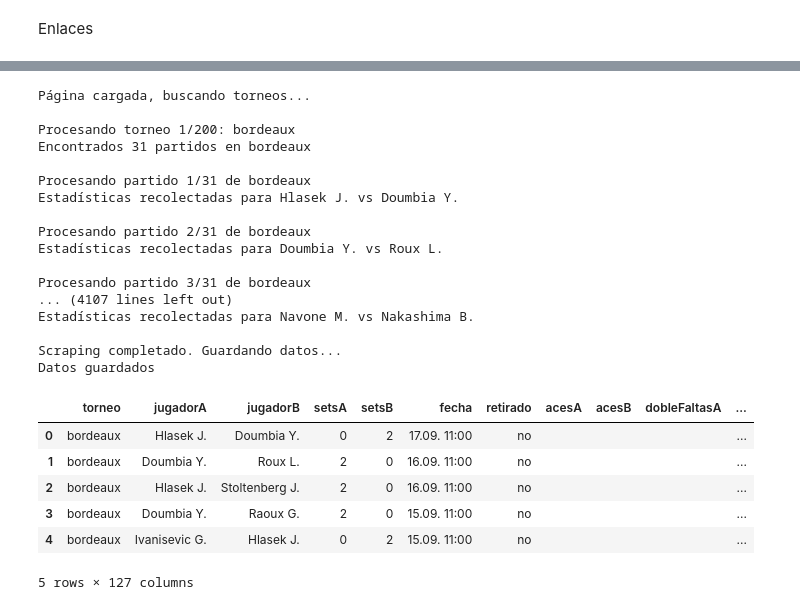
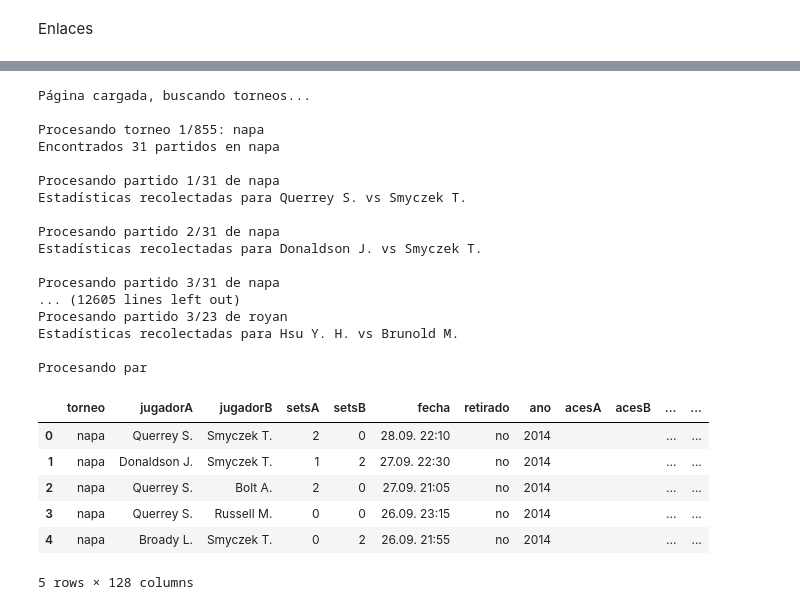
Before and after one commit to carlosvallejo23/tenis, a Jupyter notebook: flashscore/scraping2.ipynb, the cells around one changed output, grey strips where cells are left out. Drawn from its saved outputs; the diff is of its cells as text; code cells hidden in the pictures.

Commit message:
Día 14.
Estos últimos días no ha habido actualizaciones ya que han sido enteros destinados a recopilar datos, consiguiendo más de 40.000 partidos.

```diff
--- a/flashscore/scraping2.ipynb
+++ b/flashscore/scraping2.ipynb
@@ -172,18 +292,28 @@ try:
     datos = []
 
     # Procesar cada torneo
-    for j, e in enumerate(enlaces_atp_singles[30:70]):
+    for j, e in enumerate(enlaces[616:]):
         href = e['href']
         nombre = e['nombre']
         enlaces_partidos = []
+        anos = []
         url = href
 
         try:
-            print(f"\nProcesando torneo {j+1}/{len(enlaces_atp_singles)}: {nombre}")
+            print(f"\nProcesando torneo {j+1}/{len(enlaces)}: {nombre}")
             driver.get(url)
             time.sleep(3)
 
             try:
+                wait.until(EC.presence_of_element_located((
+                    By.CSS_SELECTOR, ".heading__info"
+                )))
+                ano = driver.find_elements(
+                    By.CSS_SELECTOR, ".heading__info"
+                )
+                #print("Heading info")
+                for a in ano:
+                    s = a.text
                 # Esperar y obtener partidos
                 wait.until(EC.presence_of_element_located((
                     By.CSS_SELECTOR, ".event__match.event__match--withRowLink.event__match--static.event__match--twoLine"
@@ -211,8 +341,11 @@ try:
                             "setsA": lineas[3],
                             "setsB": lineas[4],
                             "fecha": lineas[0],
+                            "ano":s,
                             "retirado": 'no'
                         }
+
+                        #print("nombre y ano",nombre, s)
                         enlaces_partidos.append({
                             "url2": url2,
                             "info_partido": torneo_actual.copy()
@@ -250,6 +383,7 @@ try:
                                 "setsB": torneo_info.get("setsB", ""),
                                 "fecha": torneo_info.get("fecha", ""),
                                 "retirado": torneo_info.get("retirado", ""),
+                                "ano":torneo_info.get("ano", ""),
                                 # Inicializar todas las estadísticas vacías
                                 "acesA": "", "acesB": "",
                                 "dobleFaltasA": "", "dobleFaltasB": "",
@@ -470,50 +604,50 @@ try:
                 except Exception as e:
                     print(f"Error procesando partido {s+1}: {e}")
                     continue
 
         except Exception as e:
             print(f"Error procesando torneo {nombre}: {e}")
             continue
 
 except Exception as e:
     print(f"Error general en el scraping: {e}")
 
 finally:
     # Guardar datos y cerrar driver
     driver.quit()
     print("\nScraping completado. Guardando datos...")
 
     if datos:
         df = pd.DataFrame(datos)
         #nombre_archivo = f"partidos_tenis_{fecha_actual}.csv"
-        #df.to_csv(nombre_archivo, index=False, encoding='utf-8-sig')
+        #df.to_csv(".\\data\\data2\\datosmurcia.csv", index=False, encoding='utf-8-sig')
         print(f"Datos guardados")
         display(df.head())
     else:
         print("No se recolectaron datos para guardar")
 # %% [output]
 Página cargada, buscando torneos...
 
-Procesando torneo 1/200: bordeaux
-Encontrados 31 partidos en bordeaux
+Procesando torneo 1/855: napa
+Encontrados 31 partidos en napa
 
-Procesando partido 1/31 de bordeaux
-Estadísticas recolectadas para Hlasek J. vs Doumbia Y.
+Procesando partido 1/31 de napa
+Estadísticas recolectadas para Querrey S. vs Smyczek T.
 
-Procesando partido 2/31 de bordeaux
-Estadísticas recolectadas para Doumbia Y. vs Roux L.
+Procesando partido 2/31 de napa
+Estadísticas recolectadas para Donaldson J. vs Smyczek T.
 
-Procesando partido 3/31 de bordeaux
-... (4107 lines left out)
-Estadísticas recolectadas para Navone M. vs Nakashima B.
+Procesando partido 3/31 de napa
+... (12605 lines left out)
+Procesando partido 3/23 de royan
+Estadísticas recolectadas para Hsu Y. H. vs Brunold M.
 
-Scraping completado. Guardando datos...
-Datos guardados
+Procesando par
-|  | torneo | jugadorA | jugadorB | setsA | setsB | fecha | retirado | acesA | acesB | dobleFaltasA | ... |
-| 0 | bordeaux | Hlasek J. | Doumbia Y. | 0 | 2 | 17.09. 11:00 | no |  |  |  | ... |
-| 1 | bordeaux | Doumbia Y. | Roux L. | 2 | 0 | 16.09. 11:00 | no |  |  |  | ... |
-| 2 | bordeaux | Hlasek J. | Stoltenberg J. | 2 | 0 | 16.09. 11:00 | no |  |  |  | ... |
-| 3 | bordeaux | Doumbia Y. | Raoux G. | 2 | 0 | 15.09. 11:00 | no |  |  |  | ... |
-| 4 | bordeaux | Ivanisevic G. | Hlasek J. | 0 | 2 | 15.09. 11:00 | no |  |  |  | ... |
+|  | torneo | jugadorA | jugadorB | setsA | setsB | fecha | retirado | ano | acesA | acesB | ... | ... |
+| 0 | napa | Querrey S. | Smyczek T. | 2 | 0 | 28.09. 22:10 | no | 2014 |  |  | ... | ... |
+| 1 | napa | Donaldson J. | Smyczek T. | 1 | 2 | 27.09. 22:30 | no | 2014 |  |  | ... | ... |
+| 2 | napa | Querrey S. | Bolt A. | 2 | 0 | 27.09. 21:05 | no | 2014 |  |  | ... | ... |
+| 3 | napa | Querrey S. | Russell M. | 0 | 0 | 26.09. 23:15 | no | 2014 |  |  | ... | ... |
+| 4 | napa | Broady L. | Smyczek T. | 0 | 2 | 26.09. 21:55 | no | 2014 |  |  | ... | ... |
-5 rows × 127 columns
+5 rows × 128 columns
 # %%
```
Also changed, not shown: parts of 6 cells of this notebook, 2 other files.
